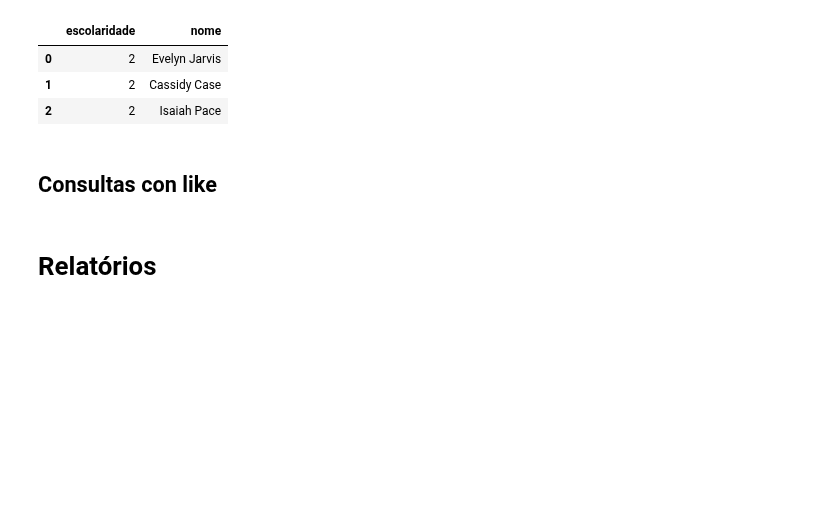
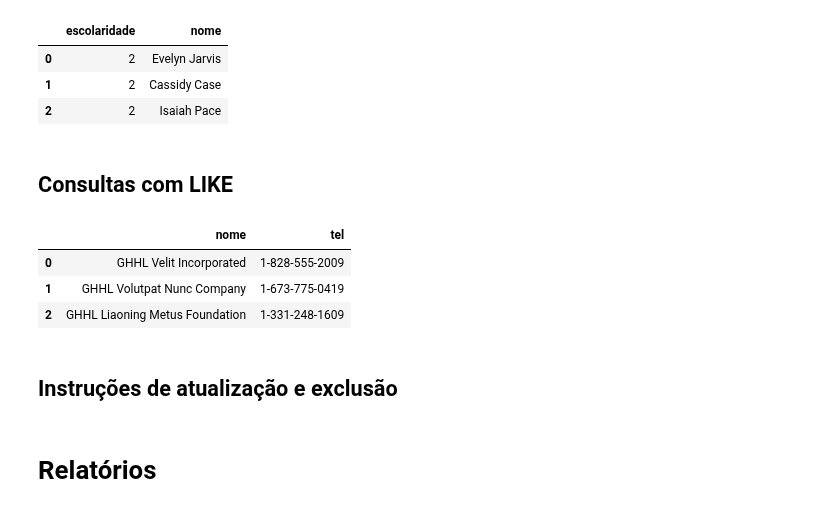
Before and after one commit to MateusLannes/Trabalho_BD1_2022, a Jupyter notebook: Files/ColabGHHL_Contrat.ipynb, the cells around one changed output. Saved outputs shown, nothing was run; the diff lists cells and outputs as text; code cells hidden in the pictures; blank space fills up the shorter version.

```diff
--- a/Files/ColabGHHL_Contrat.ipynb
+++ b/Files/ColabGHHL_Contrat.ipynb
@@ -734,7 +734,20 @@ res
 | 1 | 2 | Cassidy Case |
 | 2 | 2 | Isaiah Pace |
 # %% [markdown]
-## Consultas con like
+## Consultas com LIKE
+# %%
+res = pd.read_sql_query("""select nome_fantasia as nome, telefone_fixo as tel
+from filial where (telefone_fixo LIKE '1-%')
+""",conn)
+res
+#seleçõa das filiasi cujo telefone têm o mesmo início
+# %% [output]
+|  | nome | tel |
+| 0 | GHHL Velit Incorporated | 1-828-555-2009 |
+| 1 | GHHL Volutpat Nunc Company | 1-673-775-0419 |
+| 2 | GHHL Liaoning Metus Foundation | 1-331-248-1609 |
+# %% [markdown]
+## Instruções de atualização e exclusão
 # %% [markdown]
 # Relatórios
 # %% [markdown]
```
